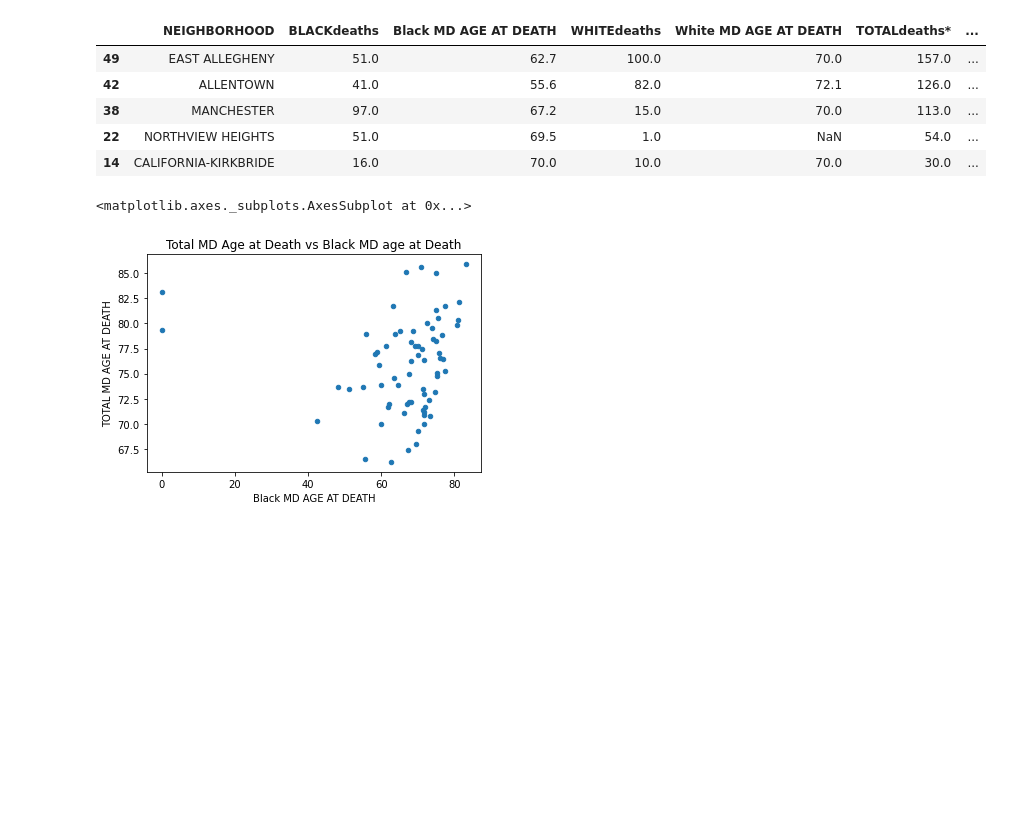
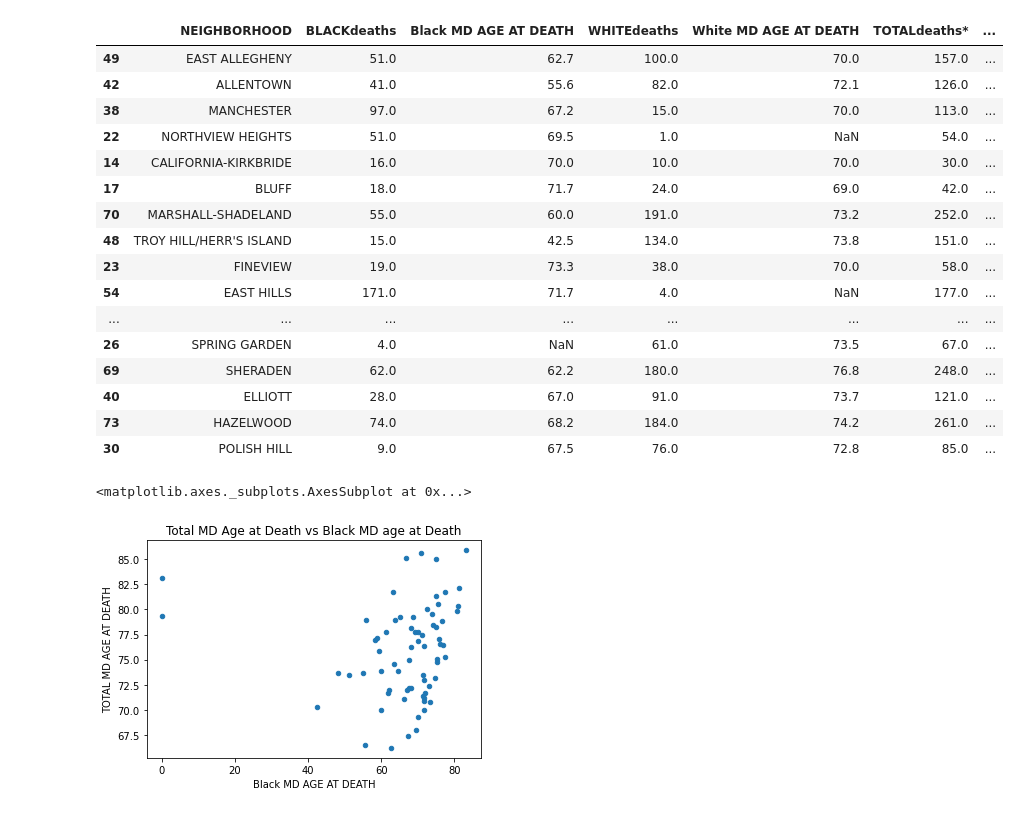
Before and after one commit to CalTsai77/Python-Data-Analysis-with-pandas-, a Jupyter notebook: Kyra_personal_notebook.ipynb, the cells around one changed output. Drawn from its saved outputs; the diff is of its cells as text; code cells hidden in the pictures; blank space fills up the shorter version.

```diff
--- a/Kyra_personal_notebook.ipynb
+++ b/Kyra_personal_notebook.ipynb
@@ -43,14 +43,25 @@ big_death.head()
 | 15 | CHARTIERS CITY | 20.0 | 70.0 | 15.0 | 81.2 | 35.0 | ... |
 # %%
 big_death = big_death.sort_values("TOTAL MD AGE AT DEATH", ascending = True)
-big_death.head()
+big_death.head(20)
 # %% [output]
 |  | NEIGHBORHOOD | BLACKdeaths | Black MD AGE AT DEATH | WHITEdeaths | White MD AGE AT DEATH | TOTALdeaths* | ... |
 | 49 | EAST ALLEGHENY | 51.0 | 62.7 | 100.0 | 70.0 | 157.0 | ... |
 | 42 | ALLENTOWN | 41.0 | 55.6 | 82.0 | 72.1 | 126.0 | ... |
 | 38 | MANCHESTER | 97.0 | 67.2 | 15.0 | 70.0 | 113.0 | ... |
 | 22 | NORTHVIEW HEIGHTS | 51.0 | 69.5 | 1.0 | NaN | 54.0 | ... |
 | 14 | CALIFORNIA-KIRKBRIDE | 16.0 | 70.0 | 10.0 | 70.0 | 30.0 | ... |
+| 17 | BLUFF | 18.0 | 71.7 | 24.0 | 69.0 | 42.0 | ... |
+| 70 | MARSHALL-SHADELAND | 55.0 | 60.0 | 191.0 | 73.2 | 252.0 | ... |
+| 48 | TROY HILL/HERR'S ISLAND | 15.0 | 42.5 | 134.0 | 73.8 | 151.0 | ... |
+| 23 | FINEVIEW | 19.0 | 73.3 | 38.0 | 70.0 | 58.0 | ... |
+| 54 | EAST HILLS | 171.0 | 71.7 | 4.0 | NaN | 177.0 | ... |
+| ... | ... | ... | ... | ... | ... | ... | ... |
+| 26 | SPRING GARDEN | 4.0 | NaN | 61.0 | 73.5 | 67.0 | ... |
+| 69 | SHERADEN | 62.0 | 62.2 | 180.0 | 76.8 | 248.0 | ... |
+| 40 | ELLIOTT | 28.0 | 67.0 | 91.0 | 73.7 | 121.0 | ... |
+| 73 | HAZELWOOD | 74.0 | 68.2 | 184.0 | 74.2 | 261.0 | ... |
+| 30 | POLISH HILL | 9.0 | 67.5 | 76.0 | 72.8 | 85.0 | ... |
 # %%
 big_death.plot.scatter(x = "Black MD AGE AT DEATH", y = "TOTAL MD AGE AT DEATH", title = "Total MD Age at Death vs Black MD age at Death")
 # %% [output]
```
Also changed, not shown: parts of 1 cell of this notebook.
